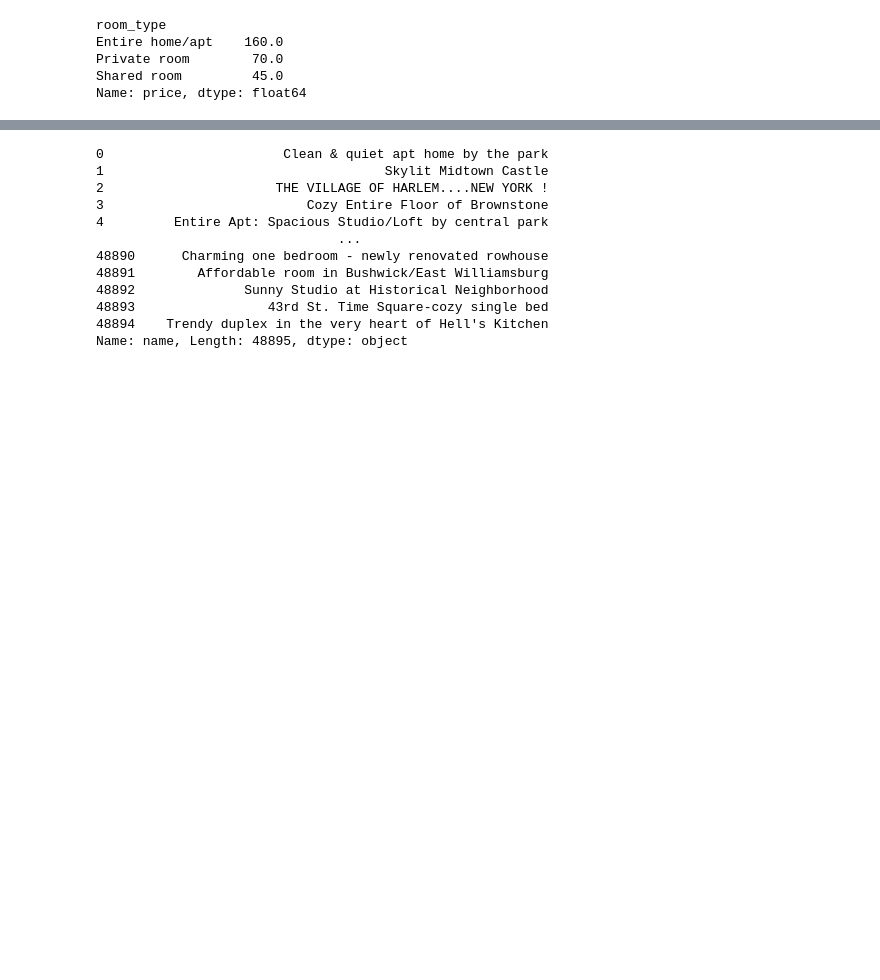
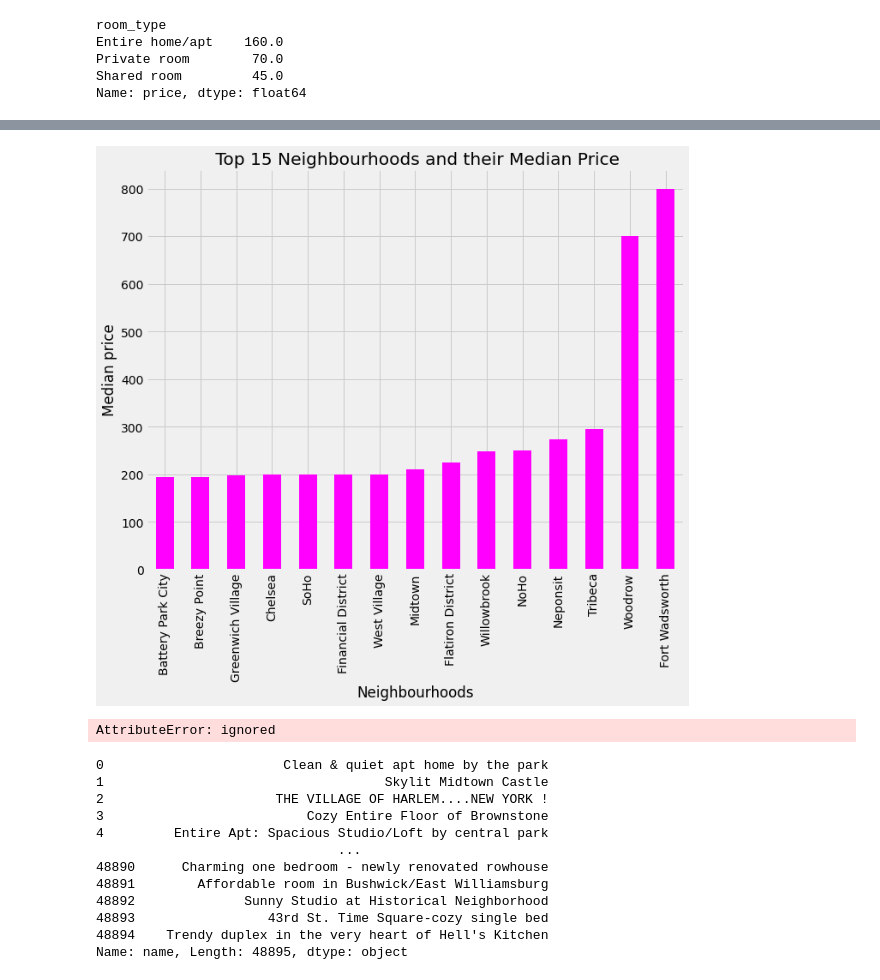
Before and after one commit to amlan95/Airbnb-Booking-Analysis-Capstone-Project, a Jupyter notebook: Copy_of_Airbnb_Bookings_Analysis_Capstone_Project.ipynb, the cells around one changed output, grey strips where cells are left out. Cells and saved outputs as stored; diff of their text form; code cells hidden in the pictures; blank space fills up the shorter version.

```diff
--- a/Copy_of_Airbnb_Bookings_Analysis_Capstone_Project.ipynb
+++ b/Copy_of_Airbnb_Bookings_Analysis_Capstone_Project.ipynb
@@ -141,3 +164,22 @@ plt.show()
+# %%
+top_neighbourhood = df.groupby('neighbourhood')['price'].agg('median').nlargest(15).sort_values(ascending= True)
+df_top = top_neighbourhood.head(15)
+# %%
+df_top.plot(kind='bar', title=' Top 15 Neighbourhoods and their Median Price', figsize=(10,8), color= 'magenta')
+plt.xlabel('Neighbourhoods')
+plt.ylabel('Median price')
+plt.show()
+# %% [output]
+[figure, added]
+# %%
+df_2= px.data.median_price()
+
+fig = px.box(df_2, x = "neighbourhood_group", y="availability_365", points="price")
+fig.update_traces(quartilemethod="exclusive")
+
+fig.show()
+# %% [output]
+AttributeError: ignored
 # %%
 df['name']
 # %% [output]
```
Also changed, not shown: parts of 10 cells of this notebook.
